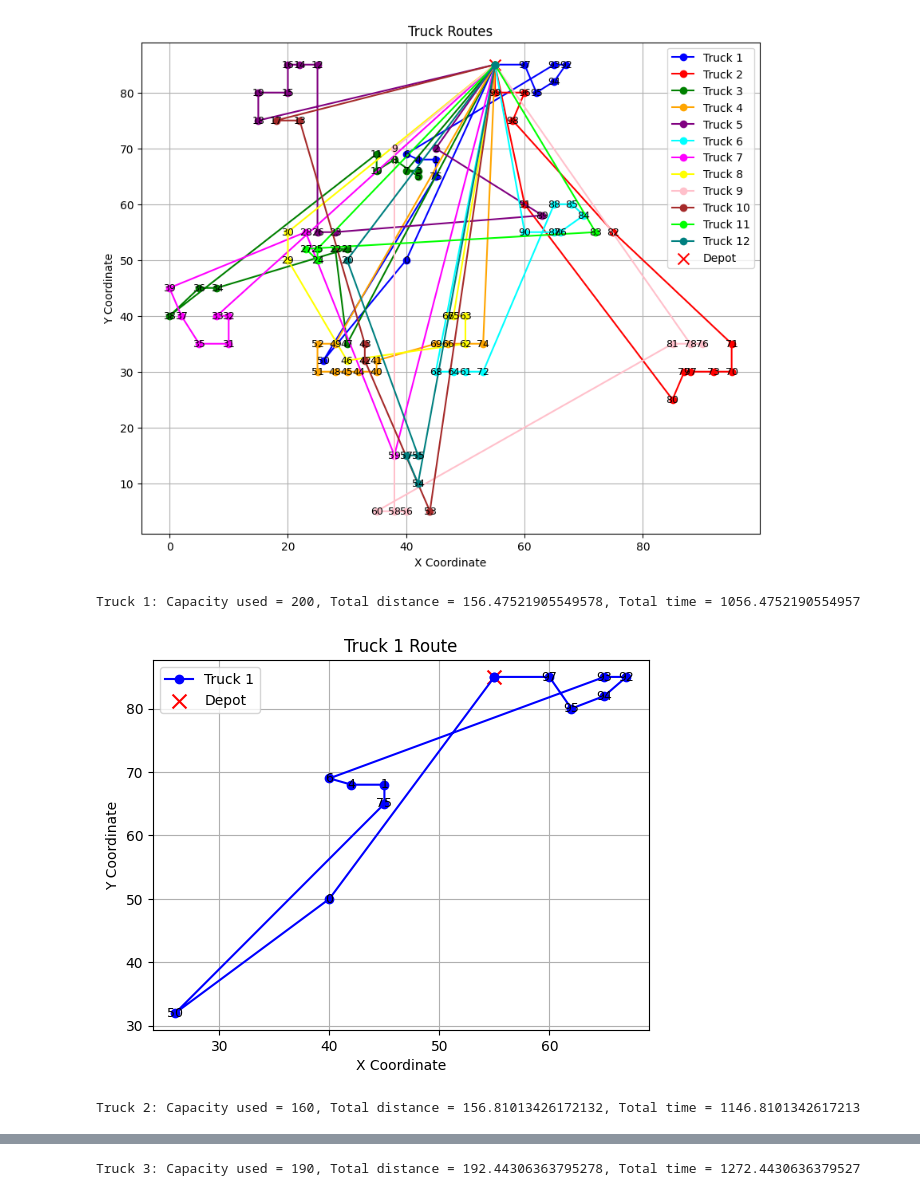
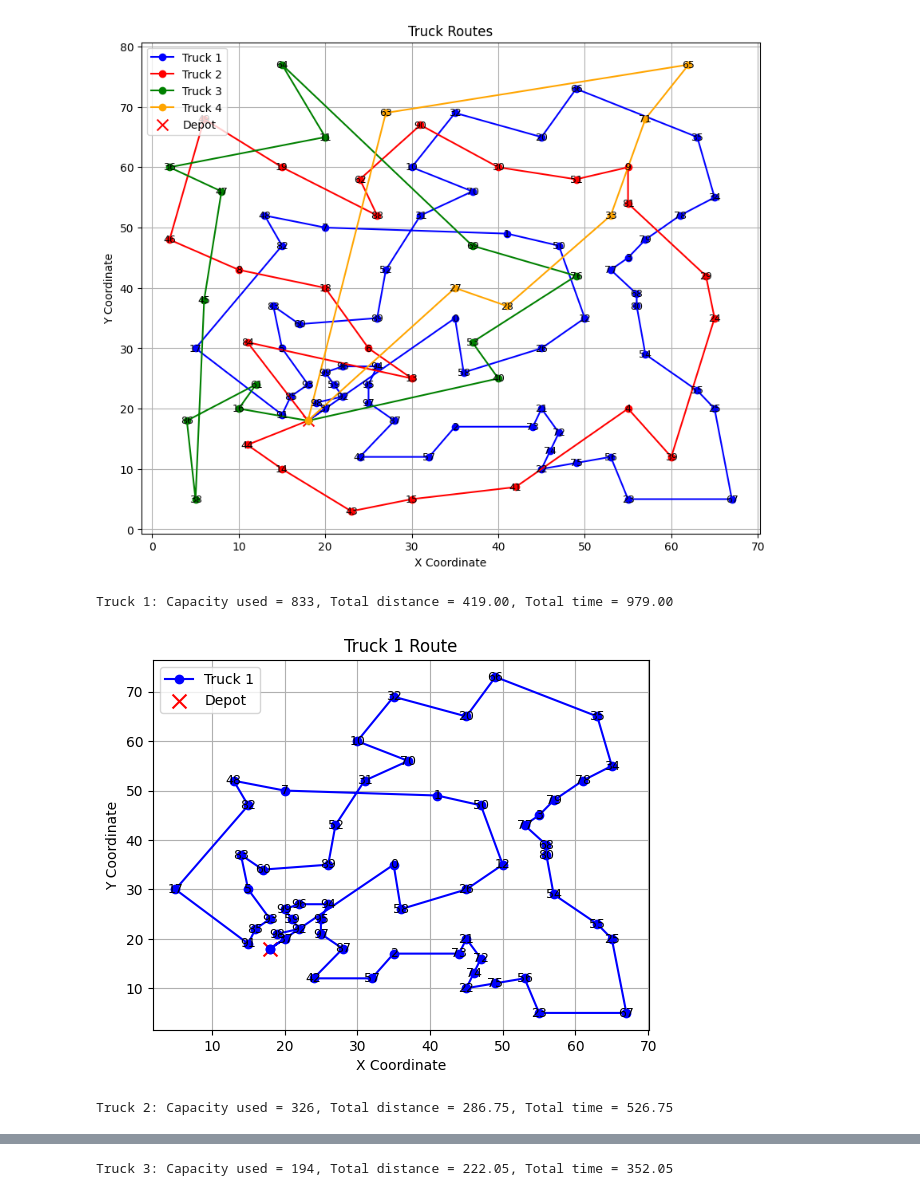
Before and after one commit to En0ri4n/Project-Advanced-Algorithms, a Jupyter notebook: main.ipynb, the cells around one changed output, grey strips where cells are left out. Drawn from its saved outputs; the diff is of its cells as text; code cells hidden in the pictures.

Commit message:
Add instance generator (not working) and changing some parameters

```diff
--- a/main.ipynb
+++ b/main.ipynb
@@ -265,6 +265,8 @@ def print_truck_usage(solution, depot):
     depot (Customer): The depot (warehouse) object.
     """
     truck_count = 0  # Initialize the truck count
+    max_global_time = 0 # Initialize the total time
+    max_distance = 0 # Initialize the total distance
 
     for i, route in enumerate(solution):  # Iterate over each route in the solution
         load = sum(customer.demand for customer in route[1:-1])  # Calculate the load for the current route
@@ -277,8 +279,13 @@ def print_truck_usage(solution, depot):
             # Calculate the total time for the current route
             total_time = sum(customer.service_time for customer in route[1:-1]) + total_distance  # Assuming time is proportional to distance
 
+            if max_global_time < total_time:
+                max_global_time = total_time
+
+            max_distance += total_distance
+
             # Print the details for the current truck
-            print(f"Truck {i + 1}: Capacity used = {load}, Total distance = {total_distance}, Total time = {total_time}")
+            print(f"Truck {i + 1}: Capacity used = {load}, Total distance = {total_distance:.2f}, Total time = {total_time:.2f}")
 
             # Plot the route
             plt.figure()  # Create a new figure for each truck
@@ -297,3 +304,5 @@ def print_truck_usage(solution, depot):
             plt.show()
 
     print(f"Total number of trucks used: {truck_count}")  # Print the total number of trucks used
+    print(f"Max distance: {max_distance:.2f}")  # Print the total number of trucks
+    print(f"Max global time: {max_global_time:.2f}")  # Print the total number of trucks used
@@ -300,6 +346,6 @@ def print_truck_usage(solution, depot):
 # %%
 if __name__ == '__main__':
-    file_path = 'C:\\Users\\Enorian\\Dev\\Python\\Projet-Advanced-Algorithms\\c109.txt'  # Path to the input file
+    file_path = 'C:\\Users\\Enorian\\Dev\\Python\\Projet-Advanced-Algorithms\\r202.txt'  # Path to the input file
 
     # Reading the vehicle data (lines 3-4)
     vehicle_df = pd.read_csv(file_path, skiprows=4, nrows=1, sep='\\s+', names=['Number', 'Capacity'])
@@ -307,35 +353,49 @@ if __name__ == '__main__':
     # Reading the customer data (after line 9)
     customers_df = pd.read_csv(file_path, skiprows=9, sep='\\s+', names=['Cust No.', 'XCoord.', 'YCoord.', 'Demand', 'Ready Time', 'Due Date', 'Service Time'])
 
     truck_count = vehicle_df['Number'][0]  # Get the number of trucks
     capacity = vehicle_df['Capacity'][0]  # Get the capacity of each truck
 
     # Create a list of Customer objects from the customer data
     customers = [Customer(row['Cust No.'], row['XCoord.'], row['YCoord.'], row['Demand'], row['Ready Time'], row['Due Date'], row['Service Time']) for index, row in customers_df.iterrows()]
 
+    # customers = instance_generator()  # Generate a random instance of the vehicle routing problem
+
     # Calculate the distance matrix between customers
     distance_matrix = cdist([[customer.x_coord, customer.y_coord] for customer in customers], [[customer.x_coord, customer.y_coord] for customer in customers], 'euclidean')
 
     # Define the depot (warehouse) as the last customer in the list
     warehouse = customers.pop()
 
     # Initialize the Ant Colony Optimization (ACO) algorithm
-    aco = ACO(customers, warehouse, truck_count=truck_count, truck_capacity=capacity, iterations=50, ants_count=15)
+    aco = ACO(customers, warehouse, truck_count=truck_count, truck_capacity=capacity, iterations=50, ants_count=15, heuristic_importance=100, evaporation_rate=0.1, pheromone_init=50.0)
+
+    # aco = ACO(
+    #     customers,
+    #     warehouse,
+    #     truck_count=truck_count,
+    #     truck_capacity=capacity,
+    #     iterations=100,  # Increase iterations for better exploration
+    #     ants_count=15,  # Increase the number of ants for more solutions
+    #     heuristic_importance=200,  # Increase heuristic importance to focus on distance
+    #     evaporation_rate=0.1,  # Decrease evaporation rate to reduce pheromone influence
+    #     pheromone_init=10.0  # Lower initial pheromone to reduce its initial influence
+    # )
 
     # Run the ACO algorithm to find the best solution
     best_solution, best_cost = aco.run()
     # print("Best solution:", best_solution)  # Print the best solution found
     # print("Best cost:", best_cost)  # Print the cost of the best solution
 
     best_solution = aco.remove_unused_trucks(best_solution)  # Remove unused trucks from the solution
 
     # Plot the routes of the best solution
     plot_routes(best_solution, warehouse)
 
     # Print the truck usage details
     print_truck_usage(best_solution, warehouse)
 # %% [output]
-[figure, old version]
+[figure, new version]
-Truck 1: Capacity used = 200, Total distance = 156.47521905549578, Total time = 1056.4752190554957
+Truck 1: Capacity used = 833, Total distance = 419.00, Total time = 979.00
-[figure, old version]
+[figure, new version]
-Truck 2: Capacity used = 160, Total distance = 156.81013426172132, Total time = 1146.8101342617213
+Truck 2: Capacity used = 326, Total distance = 286.75, Total time = 526.75
@@ -343 +403 @@ Truck 2: Capacity used = 160, Total distance = 156.81013426172132, Total time =
-Truck 3: Capacity used = 190, Total distance = 192.44306363795278, Total time = 1272.4430636379527
+Truck 3: Capacity used = 194, Total distance = 222.05, Total time = 352.05
```
Also changed, not shown: parts of 2 cells of this notebook.
